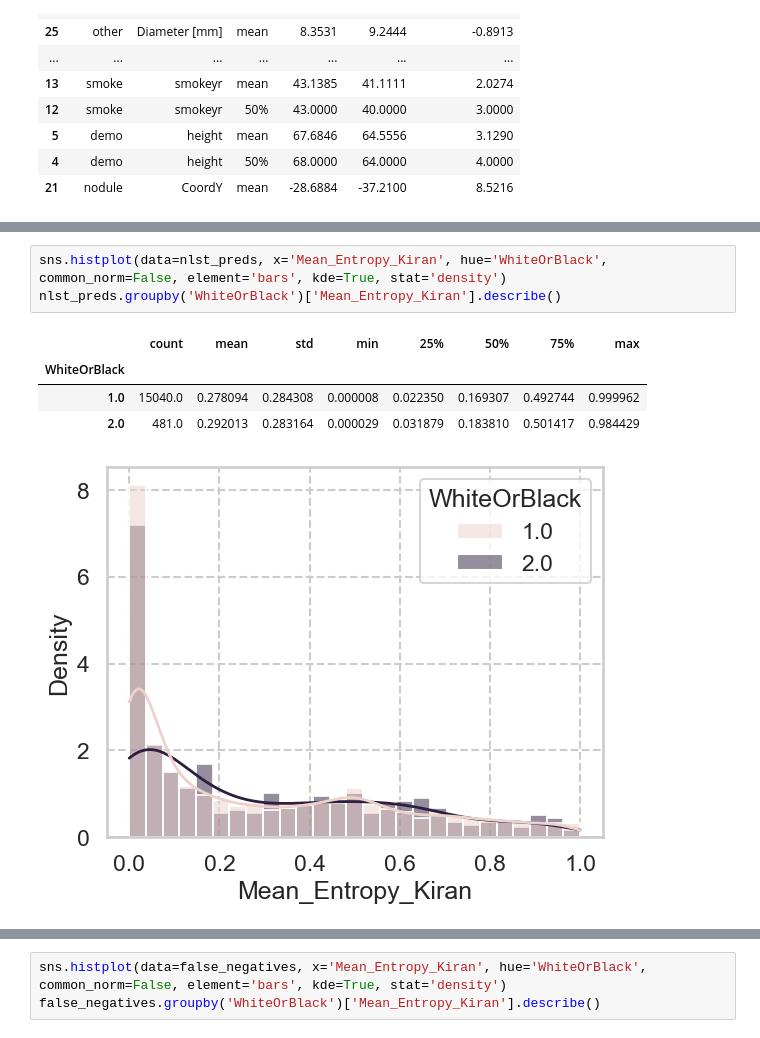
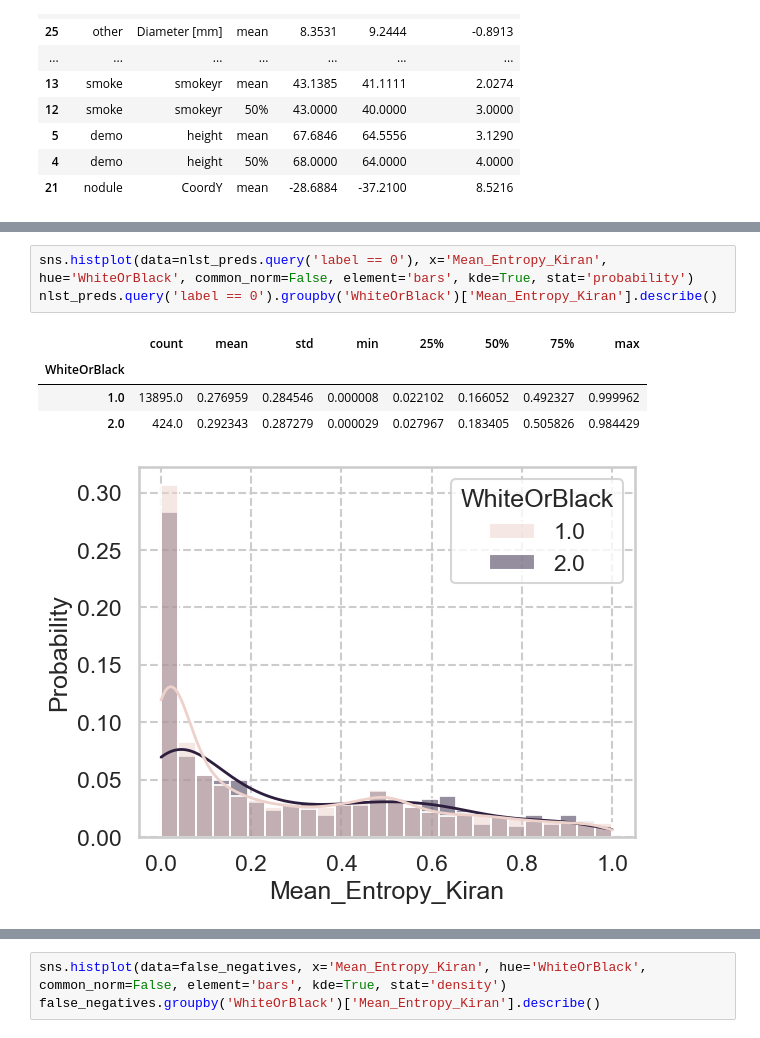
Before and after one commit to DIAGNijmegen/bodyct-lung-malignancy-fairness, a Jupyter notebook: nodule_false_nlst.ipynb, the cells around one changed output, grey strips where cells are left out. Cells and saved outputs as stored; diff of their text form.

```diff
--- a/nodule_false_nlst.ipynb
+++ b/nodule_false_nlst.ipynb
@@ -606,9 +628,9 @@ sns.histplot(data=nlst_preds, x='pkyr', hue='WhiteOrBlack', common_norm=False, e
 # %%
-sns.histplot(data=nlst_preds, x='Mean_Entropy_Kiran', hue='WhiteOrBlack', common_norm=False, element='bars', kde=True, stat='density')
-nlst_preds.groupby('WhiteOrBlack')['Mean_Entropy_Kiran'].describe()
+sns.histplot(data=nlst_preds.query('label == 0'), x='Mean_Entropy_Kiran', hue='WhiteOrBlack', common_norm=False, element='bars', kde=True, stat='probability')
+nlst_preds.query('label == 0').groupby('WhiteOrBlack')['Mean_Entropy_Kiran'].describe()
 # %% [output]
 |  | count | mean | std | min | 25% | 50% | 75% | max |
 | WhiteOrBlack |  |  |  |  |  |  |  |  |
-| 1.0 | 15040.0 | 0.278094 | 0.284308 | 0.000008 | 0.022350 | 0.169307 | 0.492744 | 0.999962 |
-| 2.0 | 481.0 | 0.292013 | 0.283164 | 0.000029 | 0.031879 | 0.183810 | 0.501417 | 0.984429 |
+| 1.0 | 13895.0 | 0.276959 | 0.284546 | 0.000008 | 0.022102 | 0.166052 | 0.492327 | 0.999962 |
+| 2.0 | 424.0 | 0.292343 | 0.287279 | 0.000029 | 0.027967 | 0.183405 | 0.505826 | 0.984429 |
-[figure, old version]
+[figure, new version]
```
Also changed, not shown: parts of 11 cells of this notebook, 6 other files.
